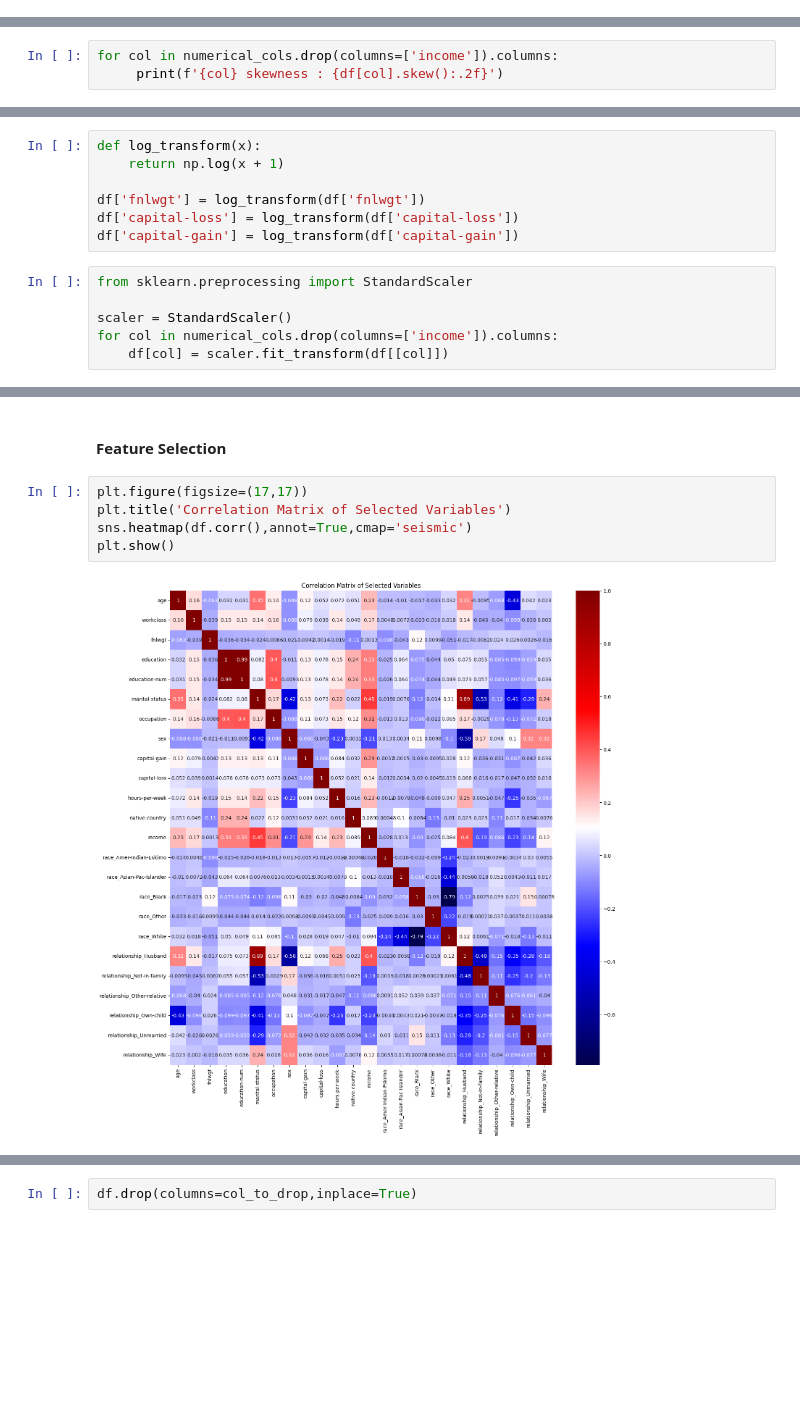
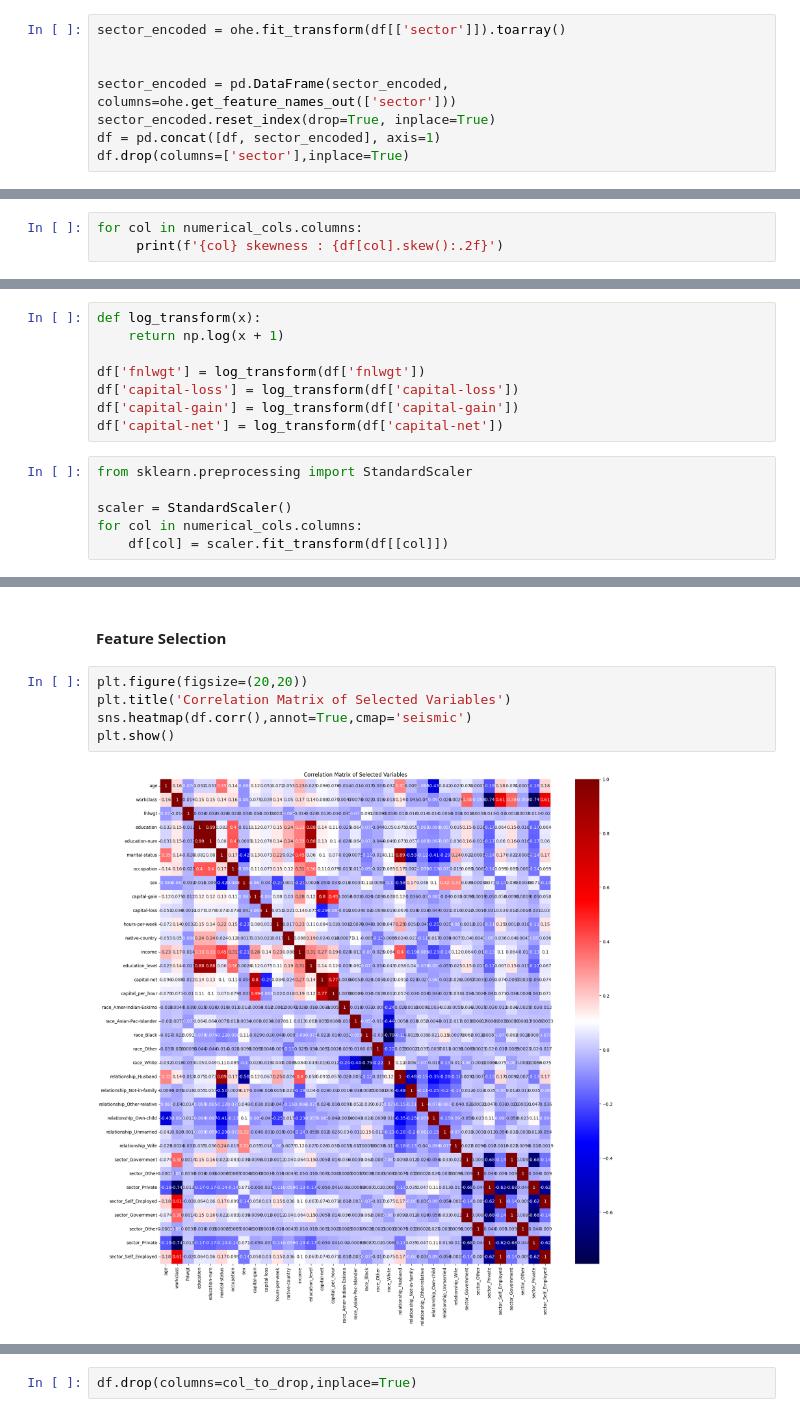
Before and after one commit to MarcusO17/6006CEM-ML, a Jupyter notebook: src/Task 2/main.ipynb, the cells around one changed output, grey strips where cells are left out. Drawn from its saved outputs; the diff is of its cells as text; blank space fills up the shorter version.

```diff
--- a/src/Task 2/main.ipynb
+++ b/src/Task 2/main.ipynb
@@ -330,6 +343,14 @@ relationship_encoded = pd.DataFrame(relationship_encoded, columns=ohe.get_featur
 relationship_encoded.reset_index(drop=True, inplace=True)
 df = pd.concat([df, relationship_encoded], axis=1)
 df.drop(columns=['relationship'],inplace=True)
+# %%
+sector_encoded = ohe.fit_transform(df[['sector']]).toarray()
+
+
+sector_encoded = pd.DataFrame(sector_encoded, columns=ohe.get_feature_names_out(['sector']))
+sector_encoded.reset_index(drop=True, inplace=True)
+df = pd.concat([df, sector_encoded], axis=1)
+df.drop(columns=['sector'],inplace=True)
 # %%
 from sklearn.preprocessing import TargetEncoder
 target_cols = ['native-country','workclass','occupation','marital-status']
@@ -378,7 +399,7 @@ relationship_Wife
 # %% [markdown]
 #### Numerical Variables
 # %%
-for col in numerical_cols.drop(columns=['income']).columns:
+for col in numerical_cols.columns:
      print(f'{col} skewness : {df[col].skew():.2f}')
 # %% [output]
 age skewness : 0.56
@@ -394,11 +416,12 @@ def log_transform(x):
 df['fnlwgt'] = log_transform(df['fnlwgt'])
 df['capital-loss'] = log_transform(df['capital-loss'])
 df['capital-gain'] = log_transform(df['capital-gain'])
+df['capital-net'] = log_transform(df['capital-net'])
 # %%
 from sklearn.preprocessing import StandardScaler
 
 scaler = StandardScaler()
-for col in numerical_cols.drop(columns=['income']).columns:
+for col in numerical_cols.columns:
     df[col] = scaler.fit_transform(df[[col]])
 # %%
 df
@@ -429,12 +453,12 @@ hours-per-week skewness : 0.24
 # %% [markdown]
 #### Feature Selection
 # %%
-plt.figure(figsize=(17,17))
+plt.figure(figsize=(20,20))
 plt.title('Correlation Matrix of Selected Variables')
 sns.heatmap(df.corr(),annot=True,cmap='seismic')
 plt.show()
 # %% [output]
-[figure, old version]
+[figure, new version]
 # %%
 plt.figure(figsize=(6,15))
 sns.barplot(df.corr()['income'].drop('income').sort_values(ascending=False),orient = 'h')
```
Also changed, not shown: parts of 19 cells of this notebook, 1 other file.
